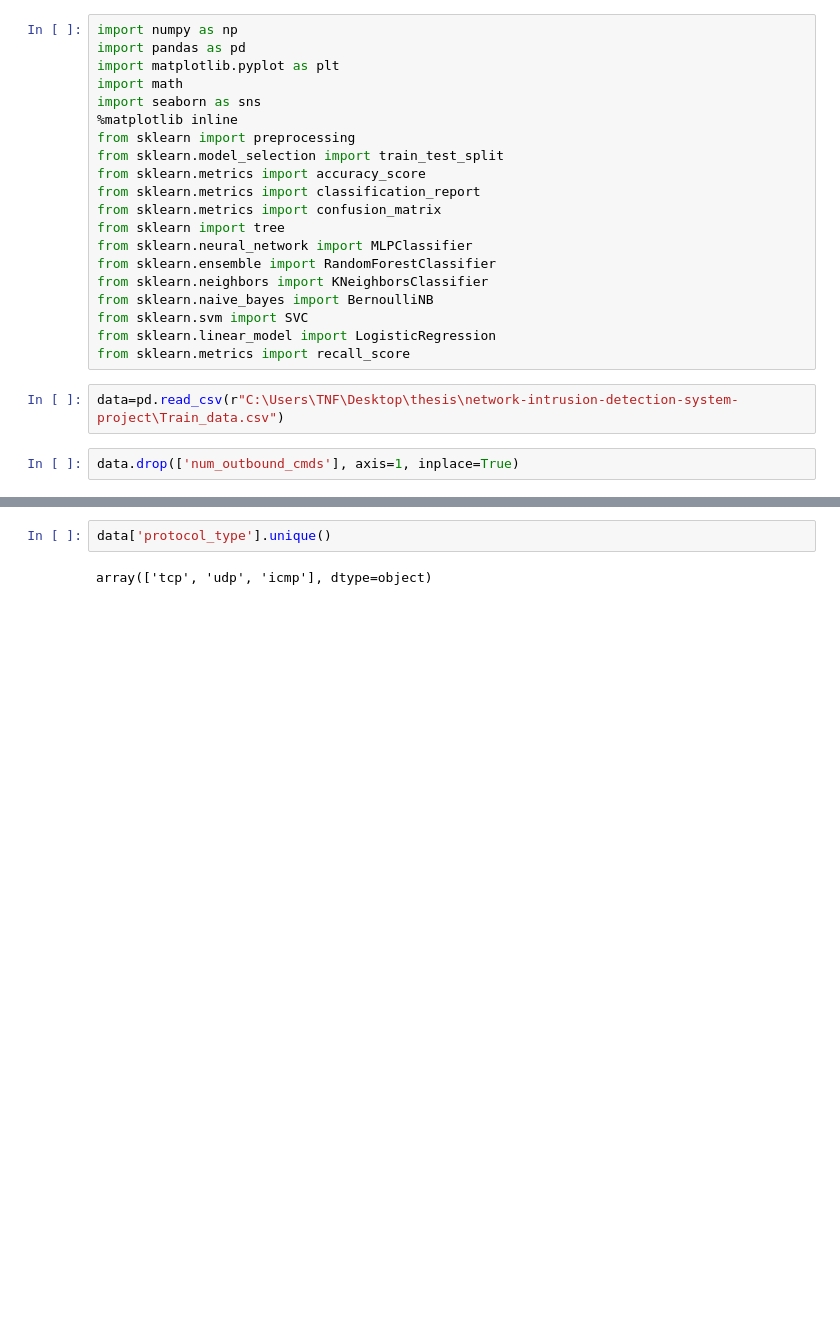
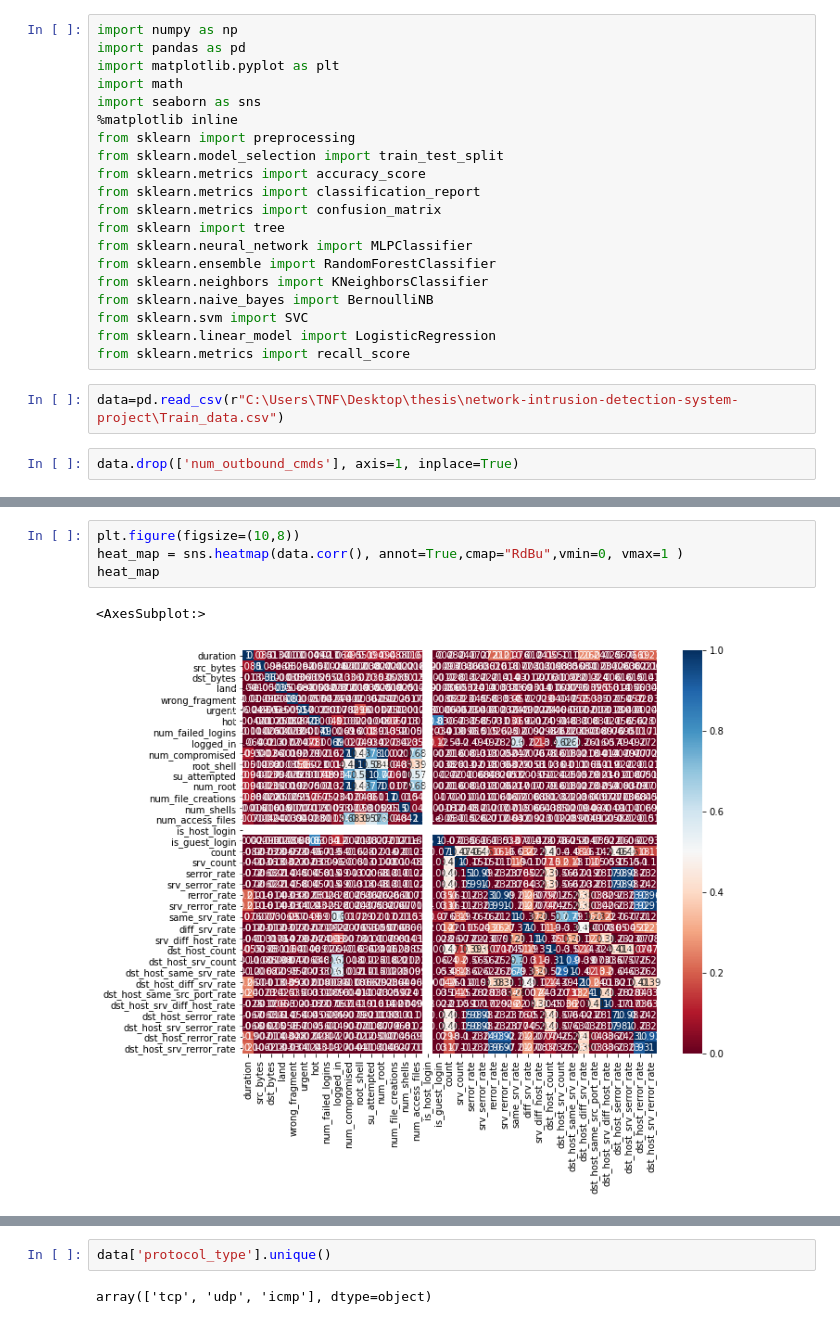
Before and after one commit to MohammadSajjadHossain9648/network-intrusion-detection-system-project, a Jupyter notebook: code.ipynb, the cells around one changed output, grey strips where cells are left out. Saved outputs shown, nothing was run; the diff lists cells and outputs as text; blank space fills up the shorter version.

```diff
--- a/code.ipynb
+++ b/code.ipynb
@@ -24,0 +36,7 @@ data.drop(['num_outbound_cmds'], axis=1, inplace=True)
+# %%
+plt.figure(figsize=(10,8))
+heat_map = sns.heatmap(data.corr(), annot=True,cmap="RdBu",vmin=0, vmax=1 )
+heat_map
+# %% [output]
+<AxesSubplot:>
+[figure, added]
```
Also changed, not shown: parts of 51 cells of this notebook.
